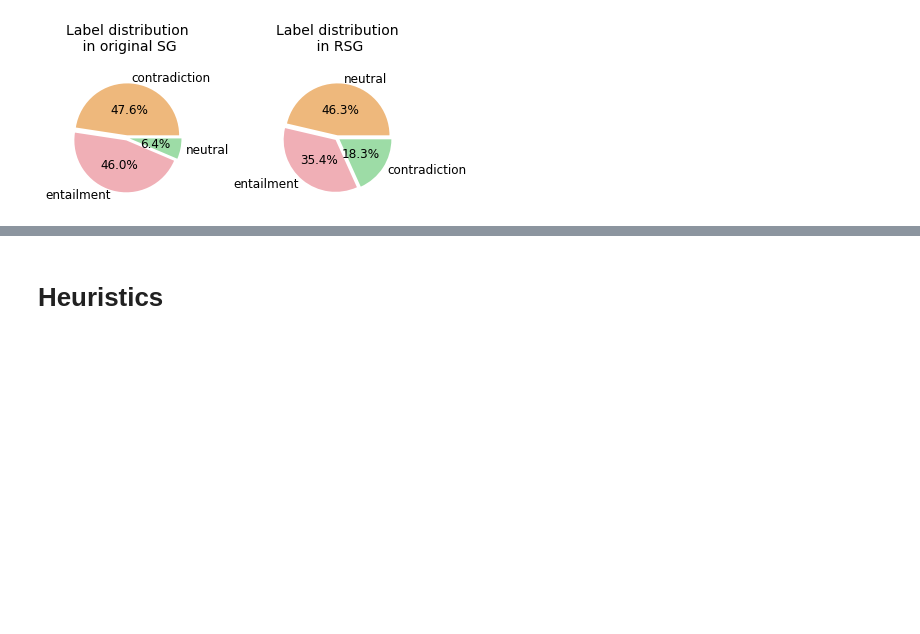
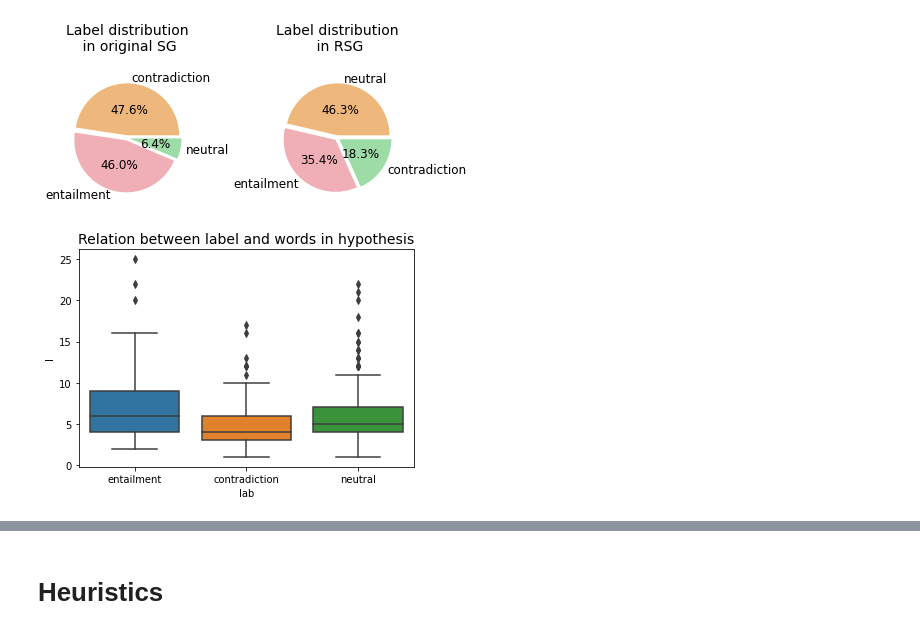
Before and after one commit to tatiana-iazykova/2020_HACK_RUSSIANSUPERGLUE, a Jupyter notebook: RSG_RCB.ipynb, the cells around one changed output, grey strips where cells are left out. Cells and saved outputs as stored; diff of their text form; code cells hidden in the pictures; blank space fills up the shorter version.

Commit message:
Graphics  + Heuristic results

```diff
--- a/RSG_RCB.ipynb
+++ b/RSG_RCB.ipynb
@@ -169,3 +169,16 @@ plt.show()
 # %% [output]
 [figure]
 [figure]
+# %%
+import seaborn as sns
+new_d = pd.DataFrame({'hypothesis': df.hypothesis, 'lab': df.label})
+cnt = []
+for i in range(len(new_d)):
+  cnt.append(len(new_d['hypothesis'][i].split()))
+new_d['l'] = cnt
+
+_ = sns.boxplot(x='lab', y= 'l', data=new_d)
+_ = plt.title('Relation between label and words in hypothesis', fontsize=14)
+plt.show()
+# %% [output]
+[figure, added]
```
Also changed, not shown: parts of 5 cells of this notebook.
